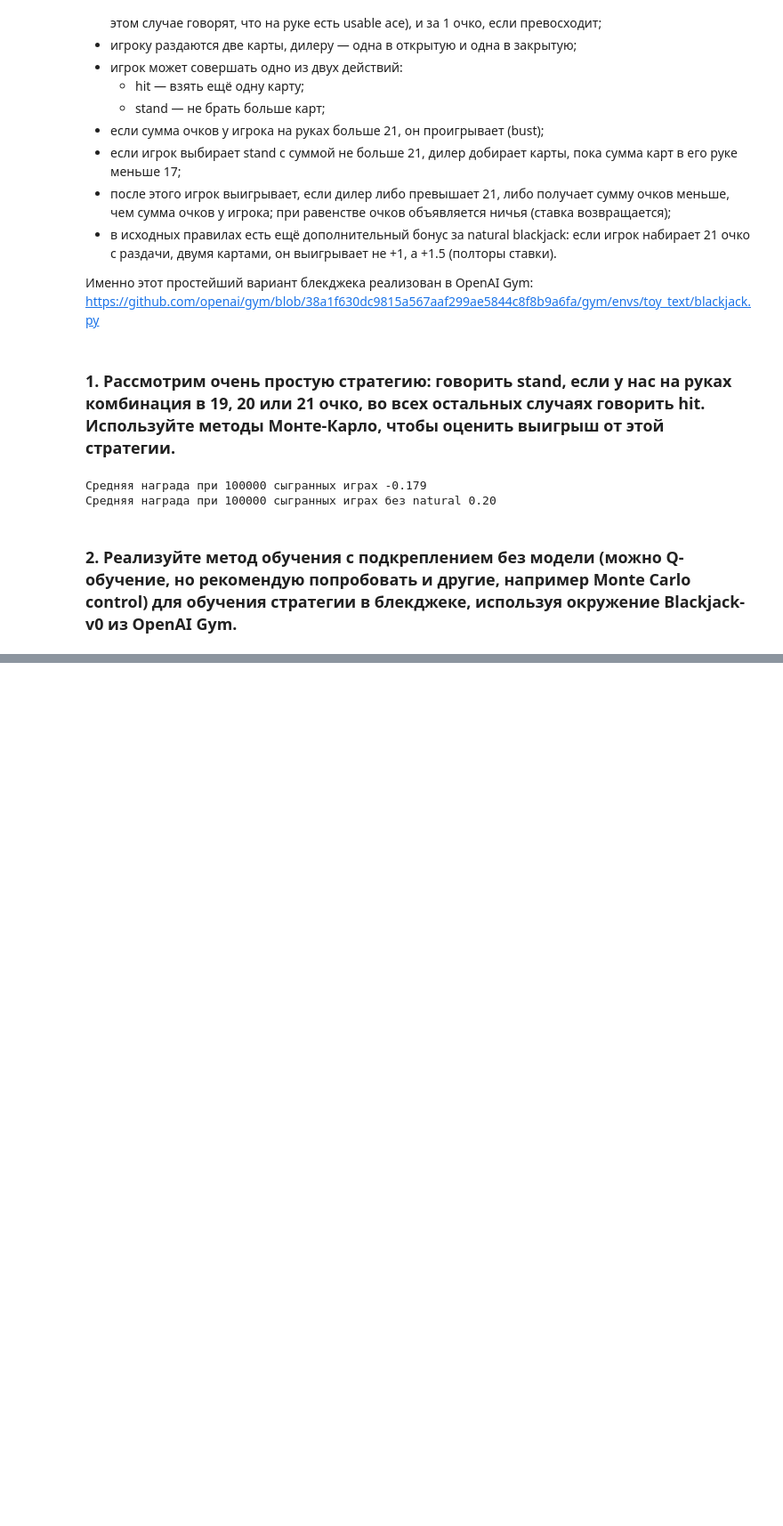
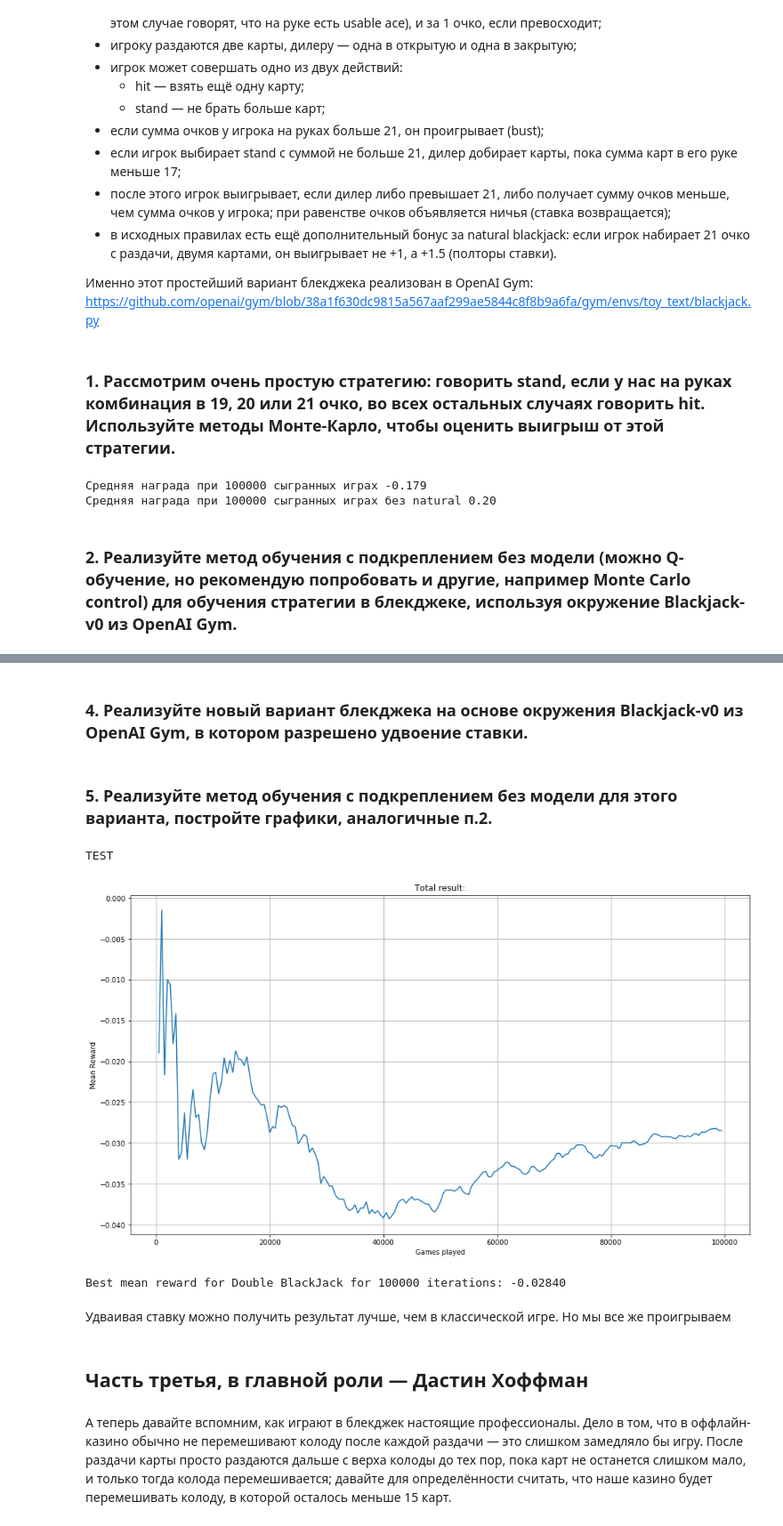
Before and after one commit to MikhailSam/made, a Jupyter notebook: RL/RL_HW1_BlackJack.ipynb, the cells around one changed output, grey strips where cells are left out. Shown: that part at 89% size. Saved outputs shown, nothing was run; the diff lists cells and outputs as text; code cells hidden in the pictures; blank space fills up the shorter version.

```diff
--- a/RL/RL_HW1_BlackJack.ipynb
+++ b/RL/RL_HW1_BlackJack.ipynb
@@ -190,0 +201,43 @@ for a in [1e-6, 1e-5, 1e-4, 1e-3, 1e-2, 1e-1, 1]:
+# %% [markdown]
+### 4. Реализуйте новый вариант блекджека на основе окружения Blackjack-v0 из OpenAI Gym, в котором разрешено удвоение ставки.
+# %%
+from gym.envs.toy_text.blackjack import BlackjackEnv
+
+class BlackJackDouble(BlackjackEnv):
+
+    def __init__(self, natural=True, seed=0):
+        super().__init__(natural)
+        self.seed(seed)
+        np.random.seed(seed)
+        self.action_space.n = 3
+
+    def step(self, action):
+        if action == 2:
+            obs, reward, done, info = super().step(1)
+            if not done:
+                obs, reward, done, info = super().step(0)
+            return obs, reward * 2, done, info
+        else:
+            return super().step(action)
+# %% [markdown]
+### 5. Реализуйте метод обучения с подкреплением без модели для этого варианта, постройте графики, аналогичные п.2.
+# %%
+N = 100_000
+env = BlackJackDouble(natural=True, seed=0)
+model = QLearning(env, 0.0008, 0.9, 0.7, seed=0, plot_step=500)
+model.run(N, train=True)
+print('\nTEST\n')
+double_best_result = model.run(N, train=False, plot=True)
+model.finish()
+
+print(f"Best mean reward for Double BlackJack for {N} iterations: {double_best_result:.5f}")
+# %% [output]
+TEST
+[figure, added]
+Best mean reward for Double BlackJack for 100000 iterations: -0.02840
+# %% [markdown]
+Удваивая ставку можно получить результат лучше, чем в классической игре. Но мы все же проигрываем
+# %% [markdown]
+## Часть третья, в главной роли — Дастин Хоффман
+# %% [markdown]
+А теперь давайте вспомним, как играют в блекджек настоящие профессионалы. Дело в том, что в оффлайн-казино обычно не перемешивают колоду после каждой раздачи — это слишком замедляло бы игру. После раздачи карты просто раздаются дальше с верха колоды до тех пор, пока карт не останется слишком мало, и только тогда колода перемешивается; давайте для определённости считать, что наше казино будет перемешивать колоду, в которой осталось меньше 15 карт.
```
Also changed, not shown: parts of 8 cells of this notebook.
